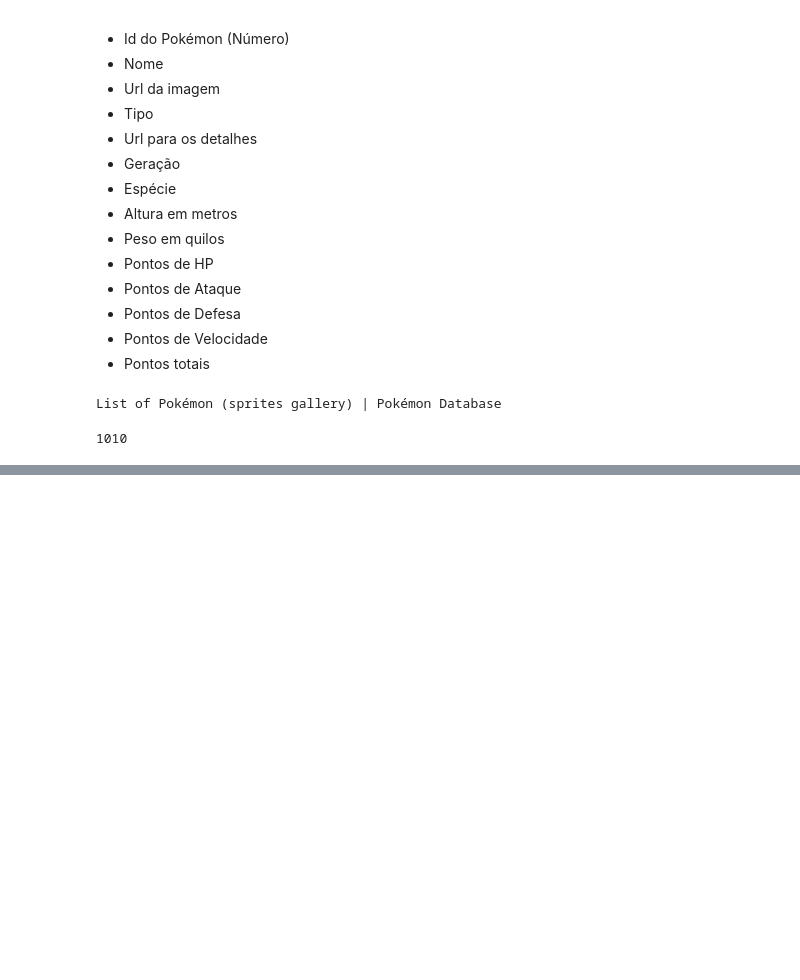
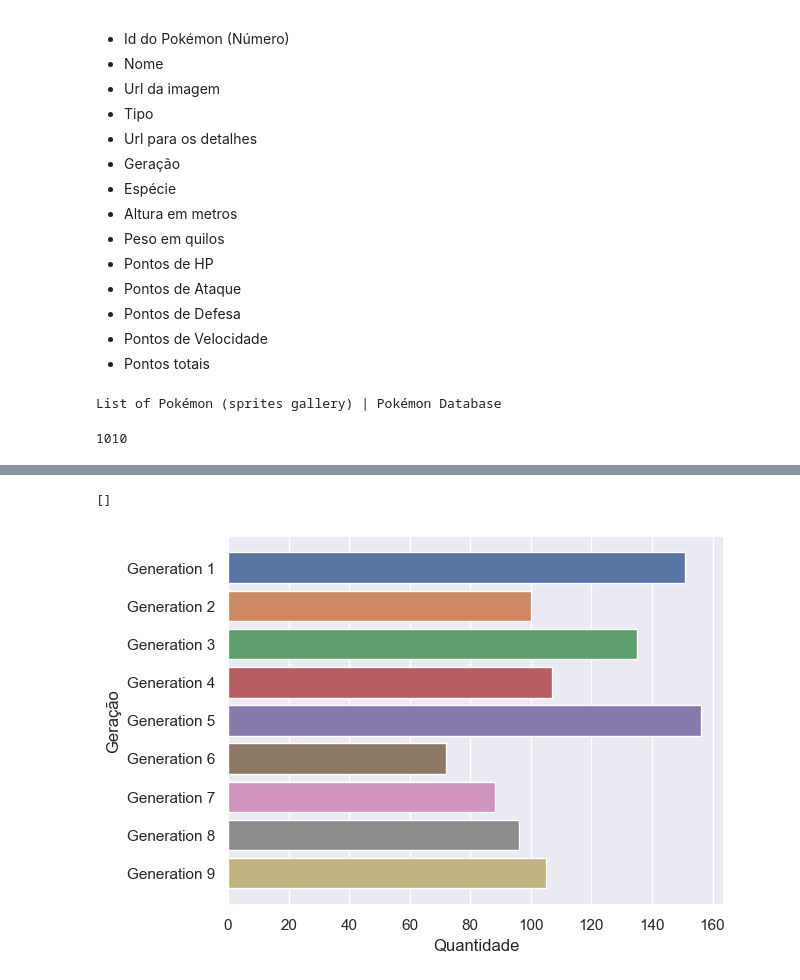
Before and after one commit to DanielCirino/webinar-web-scraping, a Jupyter notebook: notebooks/Webinar - Web Scraping.ipynb, the cells around one changed output, grey strips where cells are left out. Cells and saved outputs as stored; diff of their text form; code cells hidden in the pictures; blank space fills up the shorter version.

```diff
--- a/notebooks/Webinar - Web Scraping.ipynb
+++ b/notebooks/Webinar - Web Scraping.ipynb
@@ -285,0 +494,7 @@ pok01.select(CSS_LINK)
+# %%
+%matplotlib inline
+# pd.set_option('display.max_colwidth', -1)
+sns.set_theme(style="darkgrid")
+
+df = pd.read_csv(r'../datasets/pokedex.csv', sep=';', low_memory=False)
+df.info()
@@ -285,0 +532,8 @@ pok01.select(CSS_LINK)
+# %%
+ax = sns.countplot(y='geracao',data=df)
+ax.set_xlabel('Quantidade')
+ax.set_ylabel('Geração')
+ax.plot()
+# %% [output]
+[]
+[figure, added]
```
Also changed, not shown: parts of 26 cells of this notebook, 3 other files.
